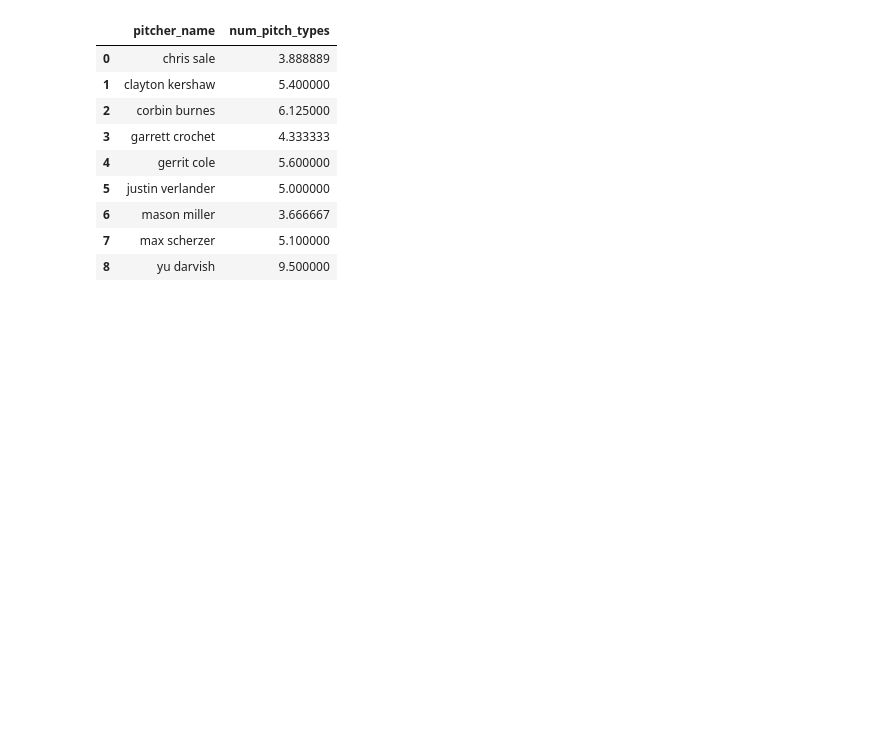
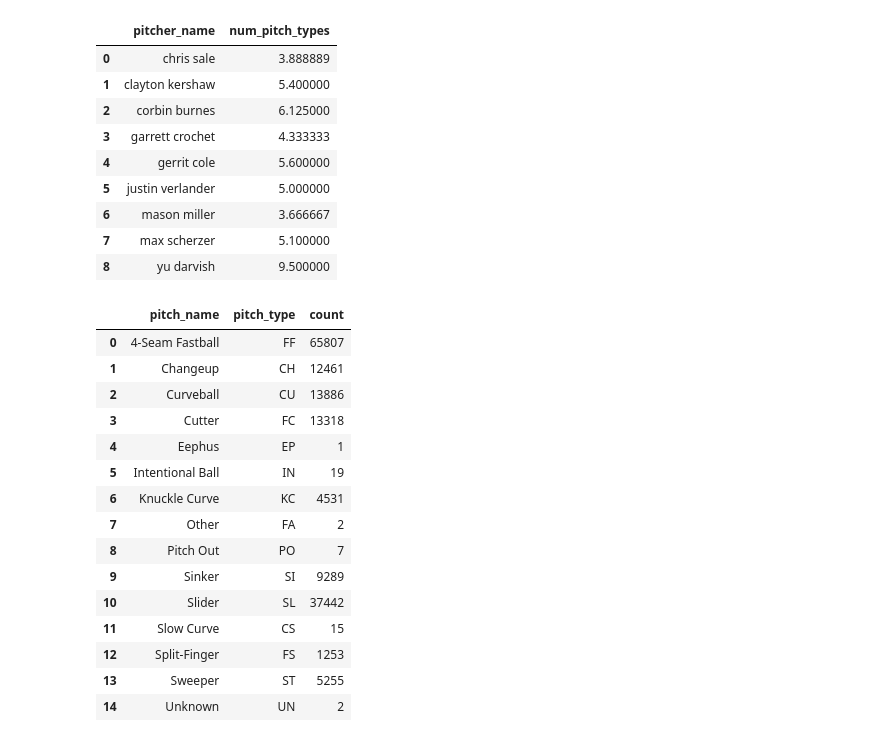
Before and after one commit to narcis-SE/pitch-clustering, a Jupyter notebook: eda.ipynb, the cells around one changed output. Cells and saved outputs as stored; diff of their text form; code cells hidden in the pictures; blank space fills up the shorter version.

```diff
--- a/eda.ipynb
+++ b/eda.ipynb
@@ -82,3 +82,27 @@ avg_pitch_types
 | 6 | mason miller | 3.666667 |
 | 7 | max scherzer | 5.100000 |
 | 8 | yu darvish | 9.500000 |
+# %%
+# chart of pitch types and pitch names
+pitch_type_counts = data.groupby(['pitch_name', 'pitch_type']).size().reset_index(name='count')
+fig = px.bar(pitch_type_counts, x='pitch_type', y='count', color='pitch_name', barmode='group',
+             title='Count of Each Pitch Name Grouped by Pitch Type')
+fig.show()
+display(pitch_type_counts)
+# %% [output]
+|  | pitch_name | pitch_type | count |
+| 0 | 4-Seam Fastball | FF | 65807 |
+| 1 | Changeup | CH | 12461 |
+| 2 | Curveball | CU | 13886 |
+| 3 | Cutter | FC | 13318 |
+| 4 | Eephus | EP | 1 |
+| 5 | Intentional Ball | IN | 19 |
+| 6 | Knuckle Curve | KC | 4531 |
+| 7 | Other | FA | 2 |
+| 8 | Pitch Out | PO | 7 |
+| 9 | Sinker | SI | 9289 |
+| 10 | Slider | SL | 37442 |
+| 11 | Slow Curve | CS | 15 |
+| 12 | Split-Finger | FS | 1253 |
+| 13 | Sweeper | ST | 5255 |
+| 14 | Unknown | UN | 2 |
```
Also changed, not shown: parts of 1 cell of this notebook, 1 other file.
